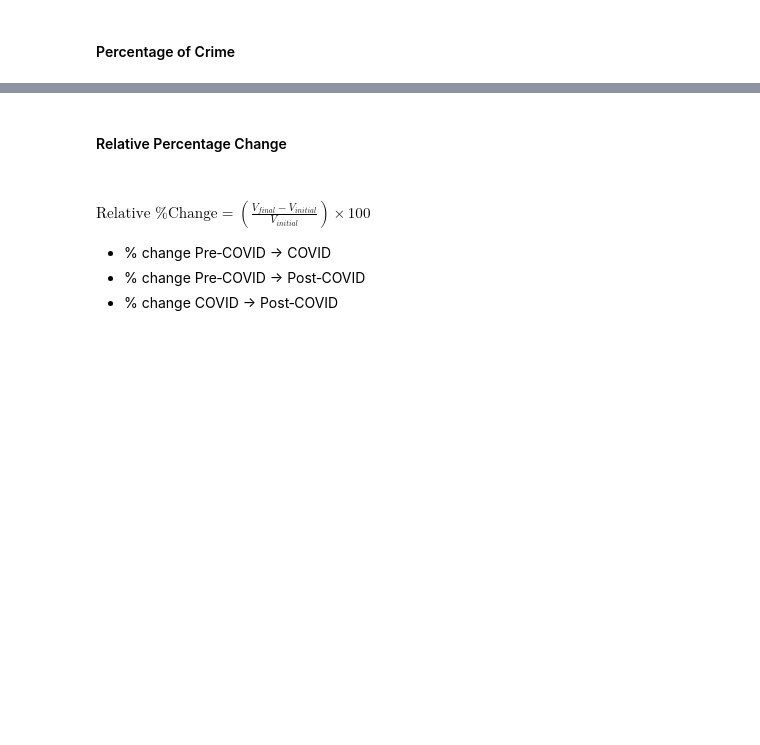
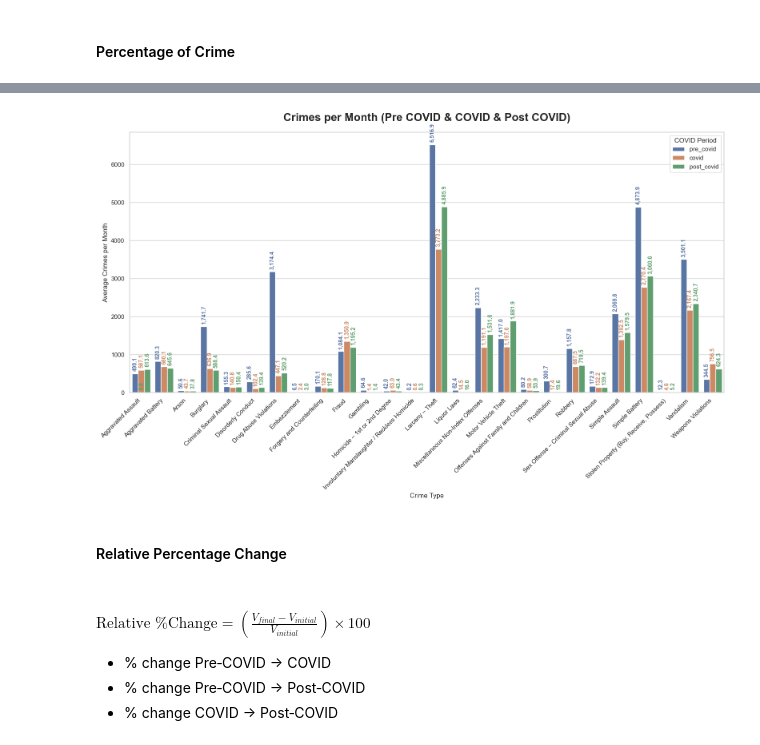
Before and after one commit to SirErikPak/ChicagoCrime, a Jupyter notebook: Notebook/ChicagoCrimeEraVisualize.ipynb, the cells around one changed output, grey strips where cells are left out. Cells and saved outputs as stored; diff of their text form; code cells hidden in the pictures; blank space fills up the shorter version.

```diff
--- a/Notebook/ChicagoCrimeEraVisualize.ipynb
+++ b/Notebook/ChicagoCrimeEraVisualize.ipynb
@@ -43,6 +43,7 @@ np.set_printoptions(suppress=True, precision=4, linewidth=100)
 arrow_string = pd.ArrowDtype(pa.string())
 arrow_cat8 = pd.ArrowDtype(pa.dictionary(index_type=pa.int8(), value_type=pa.string()))
 arrow_cat16 = pd.ArrowDtype(pa.dictionary(index_type=pa.int16(), value_type=pa.string()))
+arrow_int32 = pd.ArrowDtype(pa.int32())
 # %% [output]
    Library Version
 0   Python  3.13.9
@@ -311,3 +358,59 @@ plt.show()
+# %%
+# Convert Arrow dictionary columns to plain Python strings
+df_plot = totals.reset_index()
+df_plot["fbi_code_desc"] = df_plot["fbi_code_desc"].astype(str)
+
+# Enforce order
+covid_order = ["pre_covid", "covid", "post_covid"]
+df_plot["era"] = pd.Categorical(
+    df_plot["era"],
+    categories=covid_order,
+    ordered=True
+)
+
+sns.set_theme(style="whitegrid")
+plt.figure(figsize=(16, 10))
+ax = sns.barplot(
+    data=df_plot,
+    y="crimes_per_month",
+    x="fbi_code_desc",
+    hue="era"
+)
+
+for p in ax.patches:
+    height = p.get_height()
+    color = p.get_facecolor()   # get the bar's actual color
+
+    ax.annotate(
+        f"{height:,.1f}",                      # crimes per month, 1 decimal place
+        (p.get_x() + p.get_width() / 2., height),
+        ha="center",
+        va="bottom",
+        fontsize=10,
+        xytext=(0, 4),                        # fixed offset so labels never vanish
+        textcoords="offset points",
+        rotation=90,
+        color=color,                          # use the bar color for the text
+        fontweight='bold',
+        clip_on=False                         # don't clip tiny bars
+    )
+
+plt.title(
+    "Crimes per Month (Pre COVID & COVID & Post COVID)",
+    pad=20,
+    fontsize = 20,
+    fontweight="bold"
+)
+plt.ylabel("Average Crimes per Month")
+plt.xlabel("Crime Type")
+plt.xticks(rotation=45, ha='right')
+plt.legend(title="COVID Period")
+plt.tight_layout()
+# Save the figure with high resolution and tight cropping
+plt.savefig("../Image/bar_analysis.png", dpi=1200, bbox_inches='tight')
+plt.show()
+# %% [output]
+[figure, added]
 # %% [markdown]
 #### Relative Percentage Change
 # %% [markdown]
```
Also changed, not shown: parts of 29 cells of this notebook, 5 other files.
